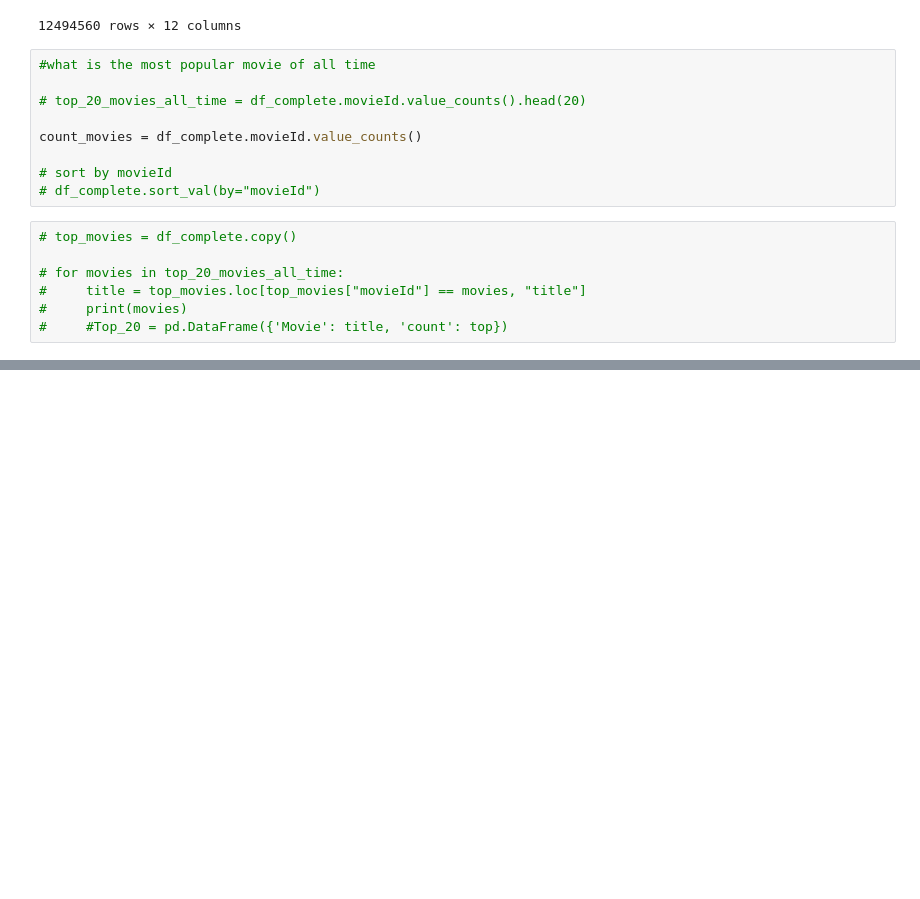
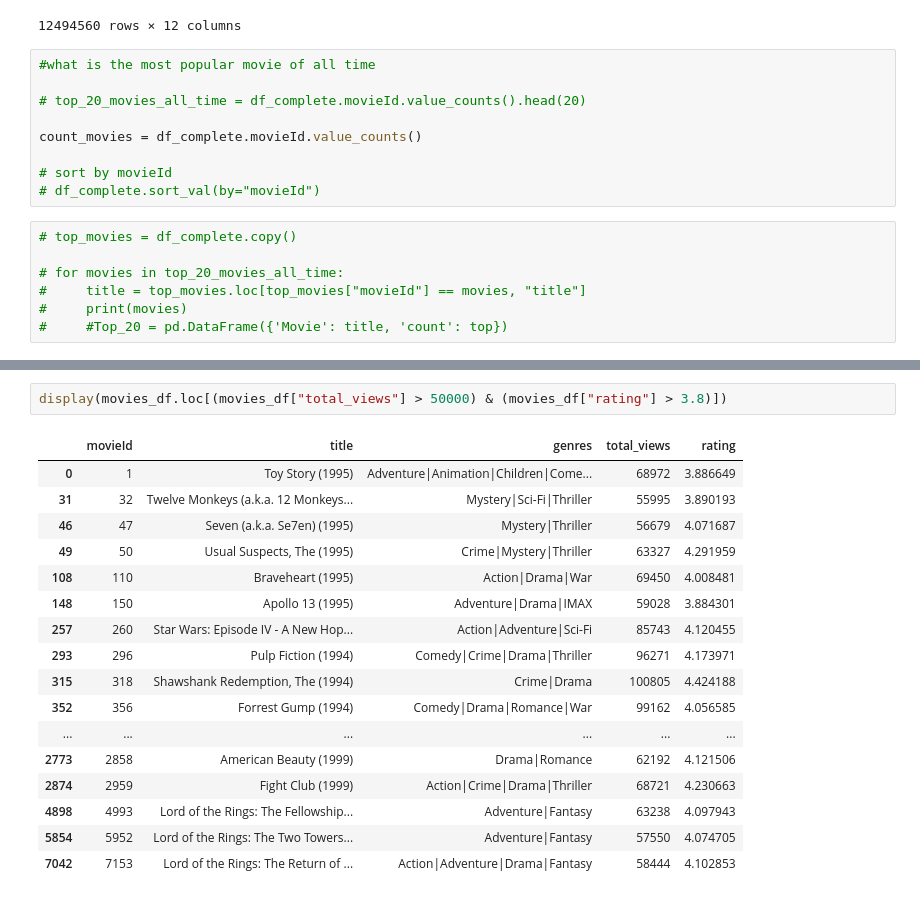
Before and after one commit to cesareressa/data_analysis, a Jupyter notebook: exploratory_analysis.ipynb, the cells around one changed output, grey strips where cells are left out. Drawn from its saved outputs; the diff is of its cells as text; blank space fills up the shorter version.

```diff
--- a/exploratory_analysis.ipynb
+++ b/exploratory_analysis.ipynb
@@ -281,0 +340,20 @@ movies_df.sort_values(by="total_views", ascending=False).head(20)
+# %%
+display(movies_df.loc[(movies_df["total_views"] > 50000) & (movies_df["rating"] > 3.8)])
+# %% [output]
+|  | movieId | title | genres | total_views | rating |
+| 0 | 1 | Toy Story (1995) | Adventure|Animation|Children|Come... | 68972 | 3.886649 |
+| 31 | 32 | Twelve Monkeys (a.k.a. 12 Monkeys... | Mystery|Sci-Fi|Thriller | 55995 | 3.890193 |
+| 46 | 47 | Seven (a.k.a. Se7en) (1995) | Mystery|Thriller | 56679 | 4.071687 |
+| 49 | 50 | Usual Suspects, The (1995) | Crime|Mystery|Thriller | 63327 | 4.291959 |
+| 108 | 110 | Braveheart (1995) | Action|Drama|War | 69450 | 4.008481 |
+| 148 | 150 | Apollo 13 (1995) | Adventure|Drama|IMAX | 59028 | 3.884301 |
+| 257 | 260 | Star Wars: Episode IV - A New Hop... | Action|Adventure|Sci-Fi | 85743 | 4.120455 |
+| 293 | 296 | Pulp Fiction (1994) | Comedy|Crime|Drama|Thriller | 96271 | 4.173971 |
+| 315 | 318 | Shawshank Redemption, The (1994) | Crime|Drama | 100805 | 4.424188 |
+| 352 | 356 | Forrest Gump (1994) | Comedy|Drama|Romance|War | 99162 | 4.056585 |
+| ... | ... | ... | ... | ... | ... |
+| 2773 | 2858 | American Beauty (1999) | Drama|Romance | 62192 | 4.121506 |
+| 2874 | 2959 | Fight Club (1999) | Action|Crime|Drama|Thriller | 68721 | 4.230663 |
+| 4898 | 4993 | Lord of the Rings: The Fellowship... | Adventure|Fantasy | 63238 | 4.097943 |
+| 5854 | 5952 | Lord of the Rings: The Two Towers... | Adventure|Fantasy | 57550 | 4.074705 |
+| 7042 | 7153 | Lord of the Rings: The Return of ... | Action|Adventure|Drama|Fantasy | 58444 | 4.102853 |
```
Also changed, not shown: parts of 9 cells of this notebook.
